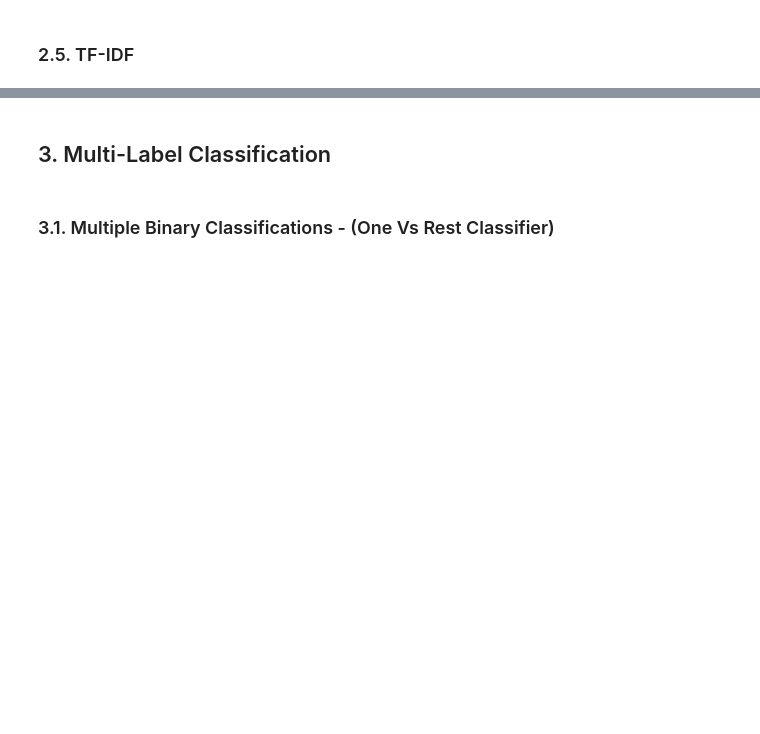
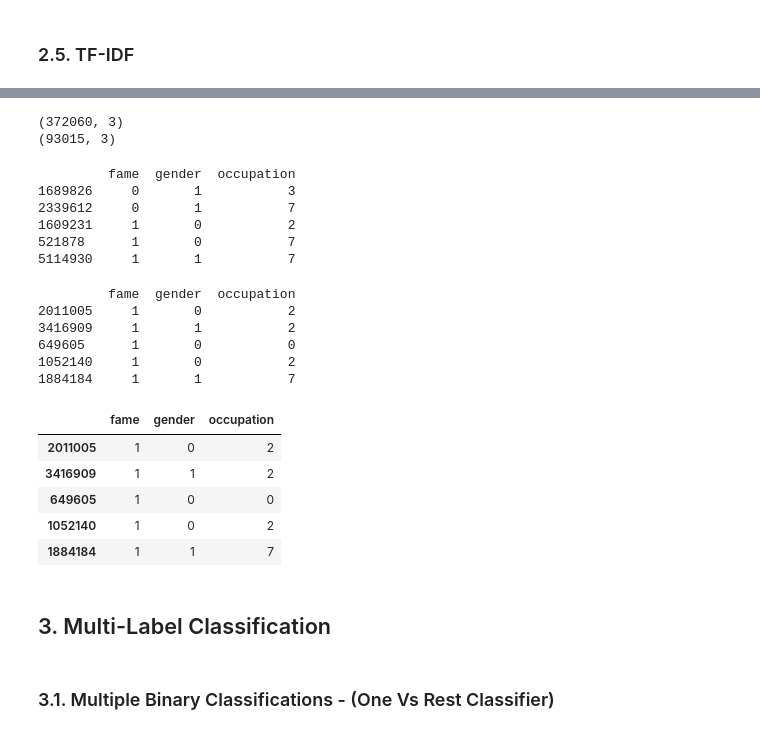
Before and after one commit to tollefj/PAN-celebrity-profiling, a Jupyter notebook: prosjekt.ipynb, the cells around one changed output, grey strips where cells are left out. Saved outputs shown, nothing was run; the diff lists cells and outputs as text; code cells hidden in the pictures; blank space fills up the shorter version.

```diff
--- a/prosjekt.ipynb
+++ b/prosjekt.ipynb
@@ -239,9 +241,56 @@ vectorizer.fit(test_text)
 # %%
 x_train = vectorizer.transform(train_text)
-y_train = train.drop(labels = ['text'], axis=1)
+y_train = train.drop(labels = ['text', 'birthyear'], axis=1)
+print(y_train.shape)
 
 x_test = vectorizer.transform(test_text)
-y_test = test.drop(labels = ['text'], axis=1)
+y_test = test.drop(labels = ['text', 'birthyear'], axis=1)
+print(y_test.shape)
+# %% [output]
+(372060, 3)
+(93015, 3)
+# %%
+from sklearn.preprocessing import LabelEncoder
+y_train = y_train.apply(LabelEncoder().fit_transform)
+print(y_train.head())
+y_test = y_test.apply(LabelEncoder().fit_transform)
+# %% [output]
+         fame  gender  occupation
+1689826     0       1           3
+2339612     0       1           7
+1609231     1       0           2
+521878      1       0           7
+5114930     1       1           7
+# %%
+
+# reverse
+from collections import defaultdict
+df = y_train
+d = defaultdict(LabelEncoder)
+# Encoding the variable
+fit = df.apply(lambda x: d[x.name].fit_transform(x))
+
+# Inverse the encoded
+fit.apply(lambda x: d[x.name].inverse_transform(x))
+
+# Using the dictionary to label future data
+df = df.apply(lambda x: d[x.name].transform(x))
+print(df.head())
+df = y_train.apply(LabelEncoder().fit_transform)
+df.head()
+# %% [output]
+         fame  gender  occupation
+2011005     1       0           2
+3416909     1       1           2
+649605      1       0           0
+1052140     1       0           2
+1884184     1       1           7
+|  | fame | gender | occupation |
+| 2011005 | 1 | 0 | 2 |
+| 3416909 | 1 | 1 | 2 |
+| 649605 | 1 | 0 | 0 |
+| 1052140 | 1 | 0 | 2 |
+| 1884184 | 1 | 1 | 7 |
 # %% [markdown]
 ## 3. Multi-Label Classification
 # %% [markdown]
```
Also changed, not shown: parts of 15 cells of this notebook, 1 other file.
